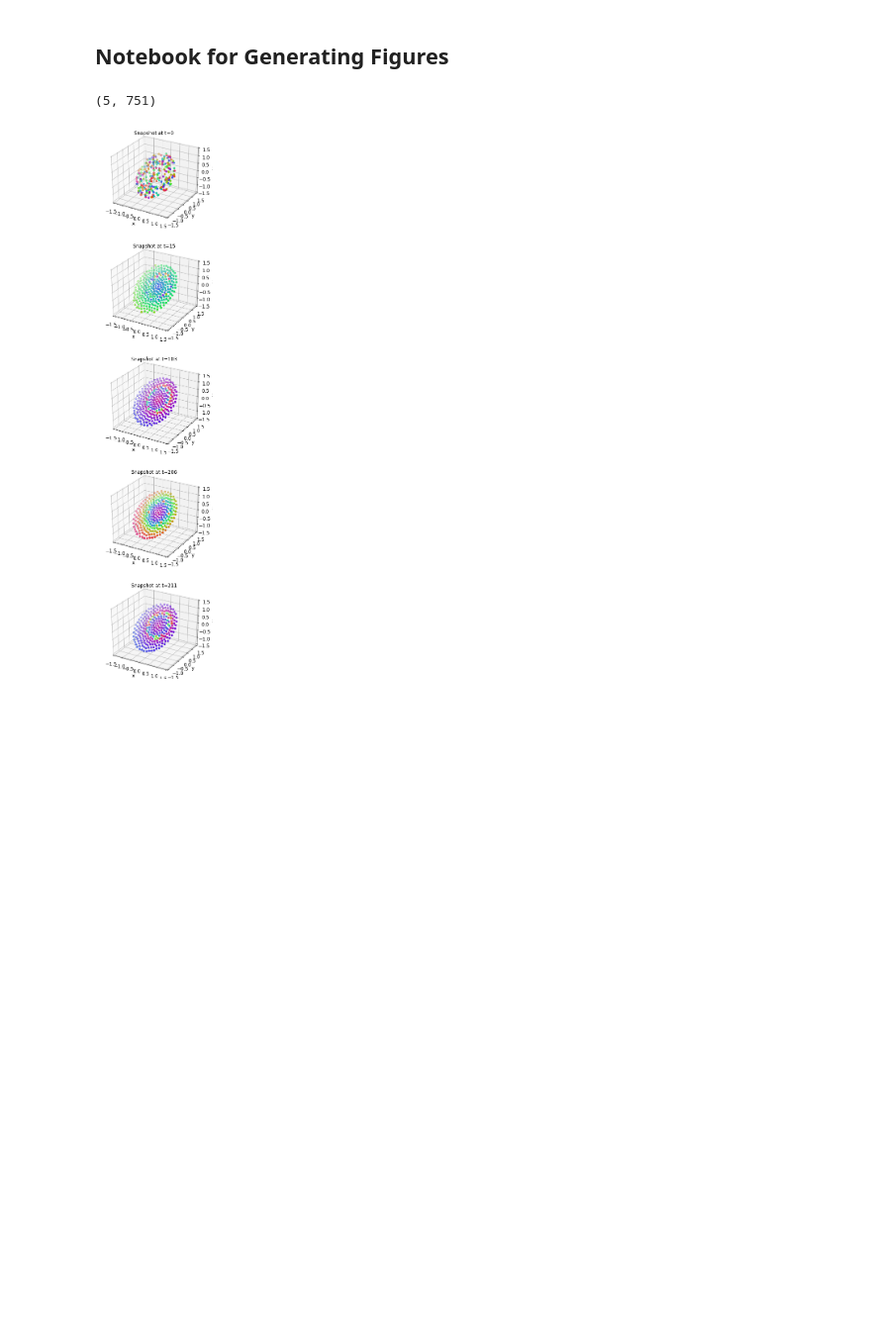
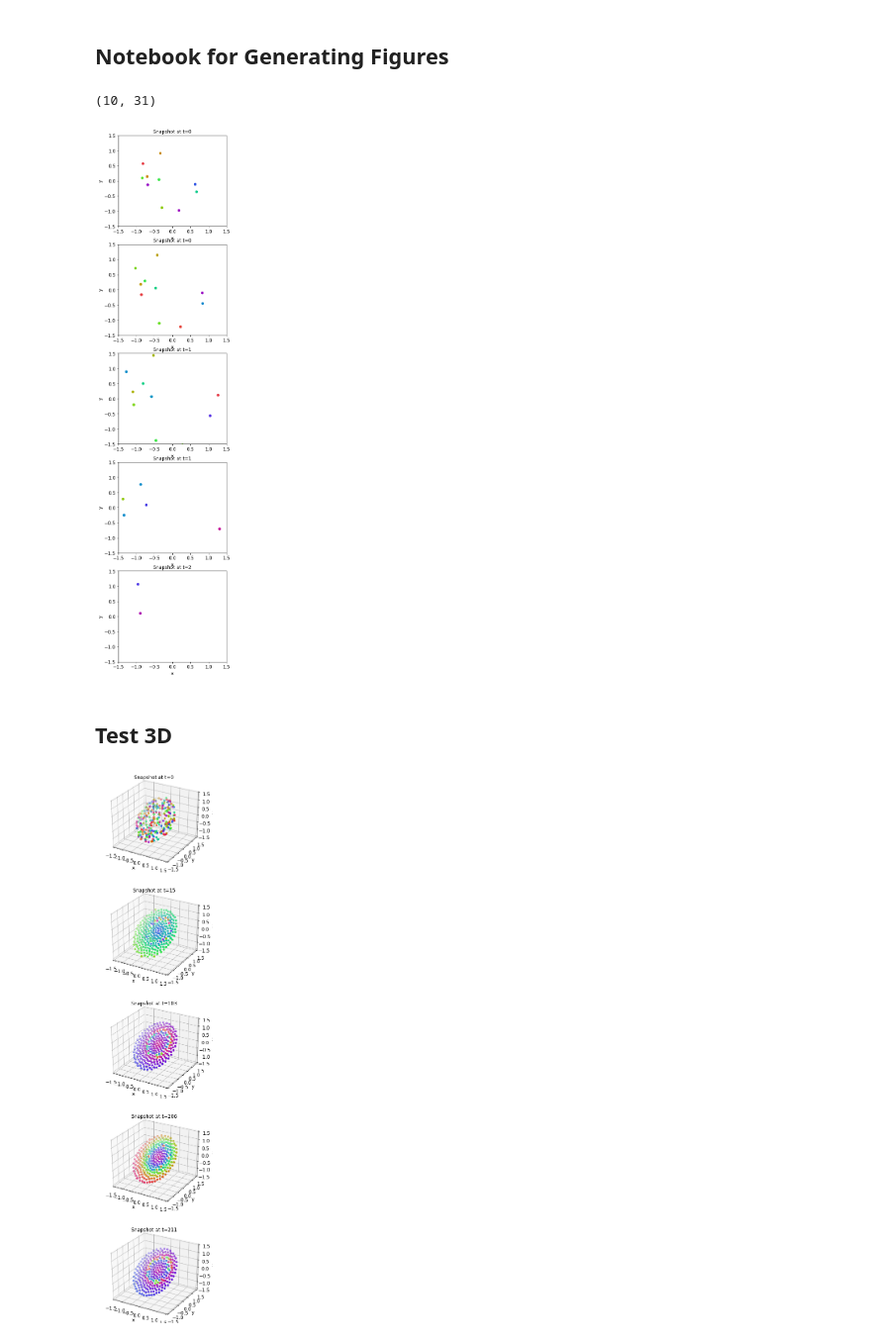
Before and after one commit to jscuds/am225_swarmalators, a Jupyter notebook: Figures.ipynb, the cells around one changed output. Shown at 99% size. Cells and saved outputs as stored; diff of their text form; code cells hidden in the pictures; blank space fills up the shorter version.

```diff
--- a/Figures.ipynb
+++ b/Figures.ipynb
@@ -58,6 +64,7 @@ def plot(t,x,y,z,theta,title):
         ax.set_ylim([-1.5,1.5])
         ax.set_xlim([-1.5,1.5])
         ax.set_title('Snapshot at t={}'.format(int(t[j])), fontsize=12)
+        ax.set_aspect('equal', adjustable='box')
 
         # plot data
         if len(z)==0:
@@ -70,13 +77,26 @@ def plot(t,x,y,z,theta,title):
     return fig,ax
 # %%
 # load data
-results = "force_test"
+results = "test_finite"
 filepath = "/Users/elainecunha/Desktop/Spring_2021/AM_225/Project/am225_swarmilators/" + results + ".txt"
 data = np.loadtxt(filepath)
 # %%
-data[::2000].shape
+data[::80000].shape
 # %% [output]
-(5, 751)
+(10, 31)
+# %%
+# process data into separate arrays
+t,x,y,z,theta = split_data(data[::80000])
+# z = np.copy(y)
+
+# plot data
+title = ['$J=0.5, K=0.5$']
+fig,ax = plot(t,x,y,z,theta,title)
+plt.show()
+# %% [output]
+[figure, added]
+# %% [markdown]
+## Test 3D
 # %%
 # process data into separate arrays
 t,x,y,z,theta = split_data(data[::2000])
```
Also changed, not shown: parts of 19 cells of this notebook, 4 other files.
